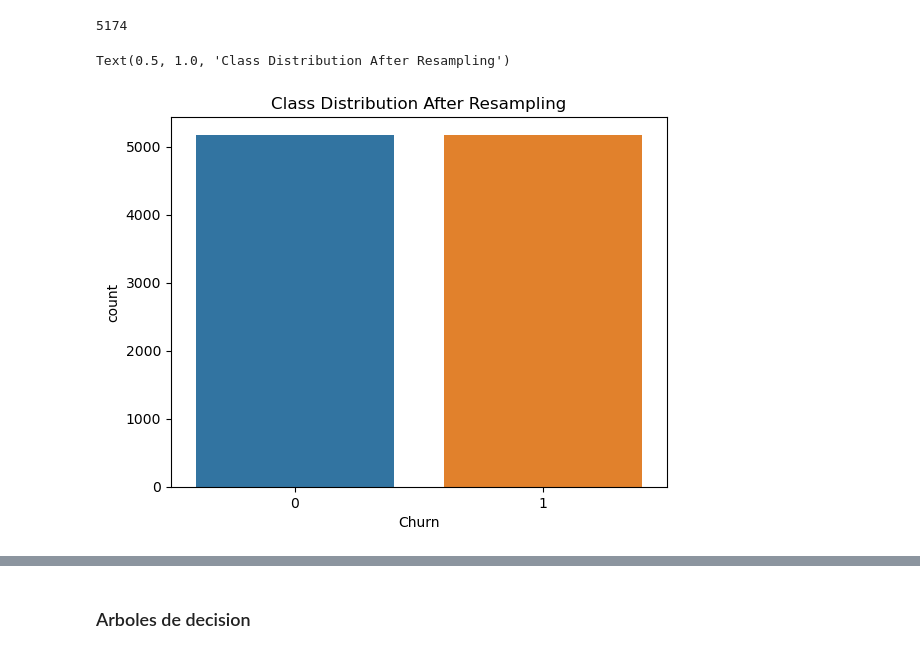
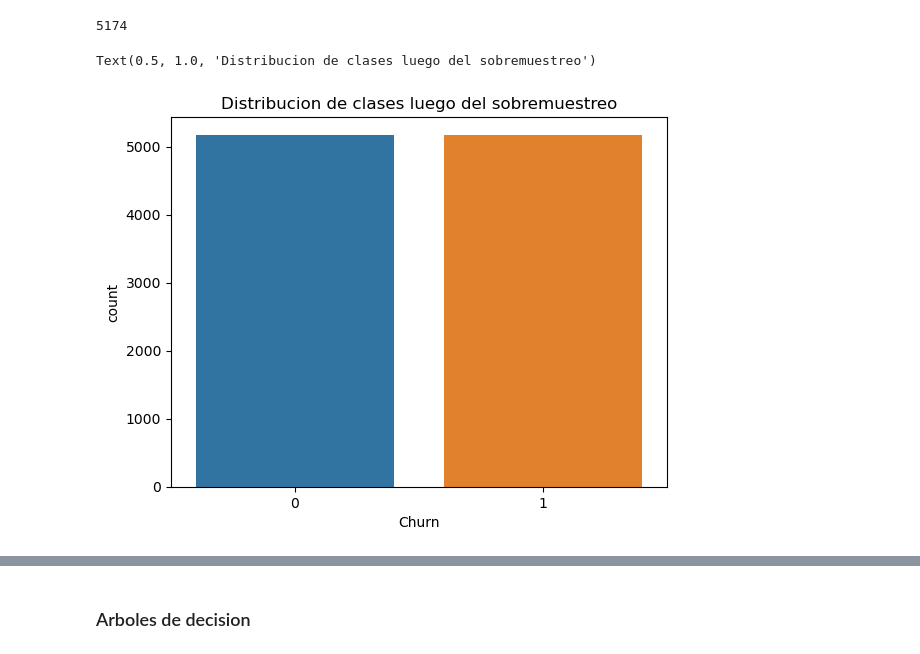
Before and after one commit to alainleo92/Participacion-Hackthon_IA, a Jupyter notebook: Churn.ipynb, the cells around one changed output, grey strips where cells are left out. Drawn from its saved outputs; the diff is of its cells as text; code cells hidden in the pictures.

```diff
--- a/Churn.ipynb
+++ b/Churn.ipynb
@@ -403,9 +416,9 @@ print(len(df_yes_upsampled))
 # %%
 df_upsampled = pd.concat([df_no, df_yes_upsampled], axis=0)
 # %%
-sns.countplot(data=df_upsampled, x='Churn').set_title('Class Distribution After Resampling')
+sns.countplot(data=df_upsampled, x='Churn').set_title('Distribucion de clases luego del sobremuestreo')
 # %% [output]
-Text(0.5, 1.0, 'Class Distribution After Resampling')
+Text(0.5, 1.0, 'Distribucion de clases luego del sobremuestreo')
-[figure, old version]
+[figure, new version]
 # %% [markdown]
 ## 4. Modelos de ML
```
Also changed, not shown: parts of 39 cells of this notebook.
